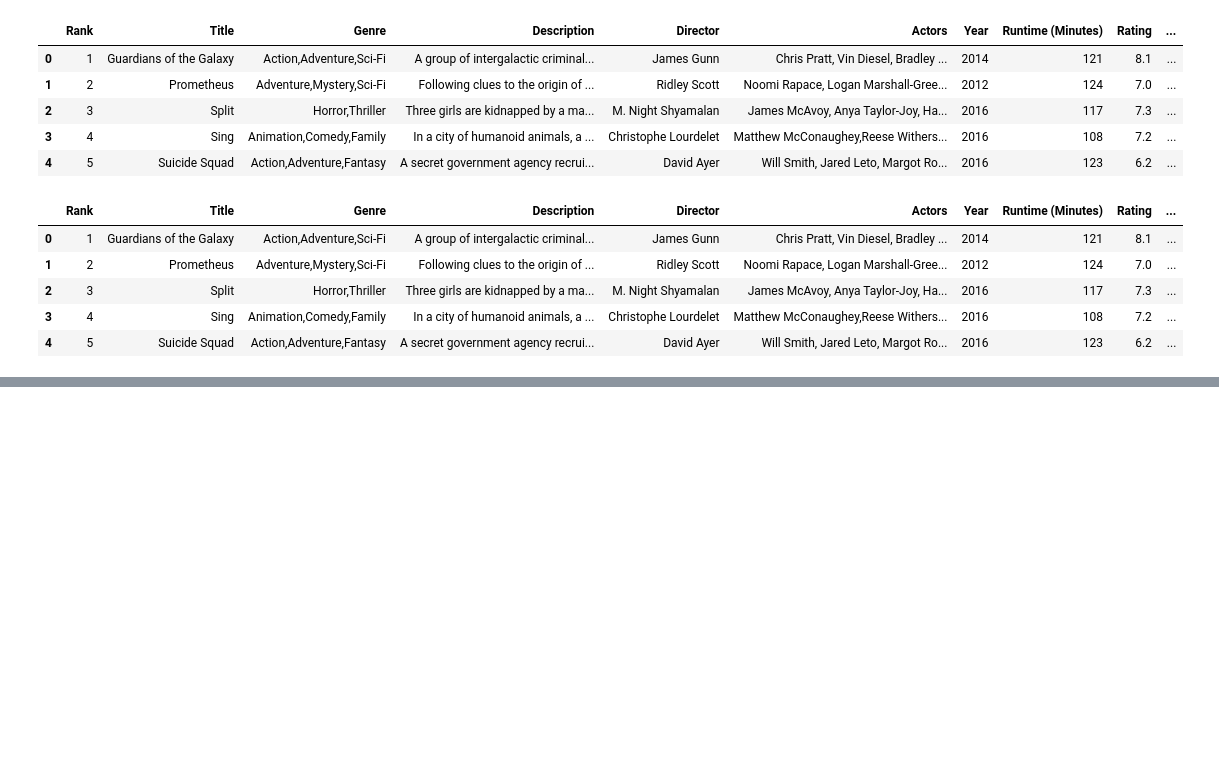
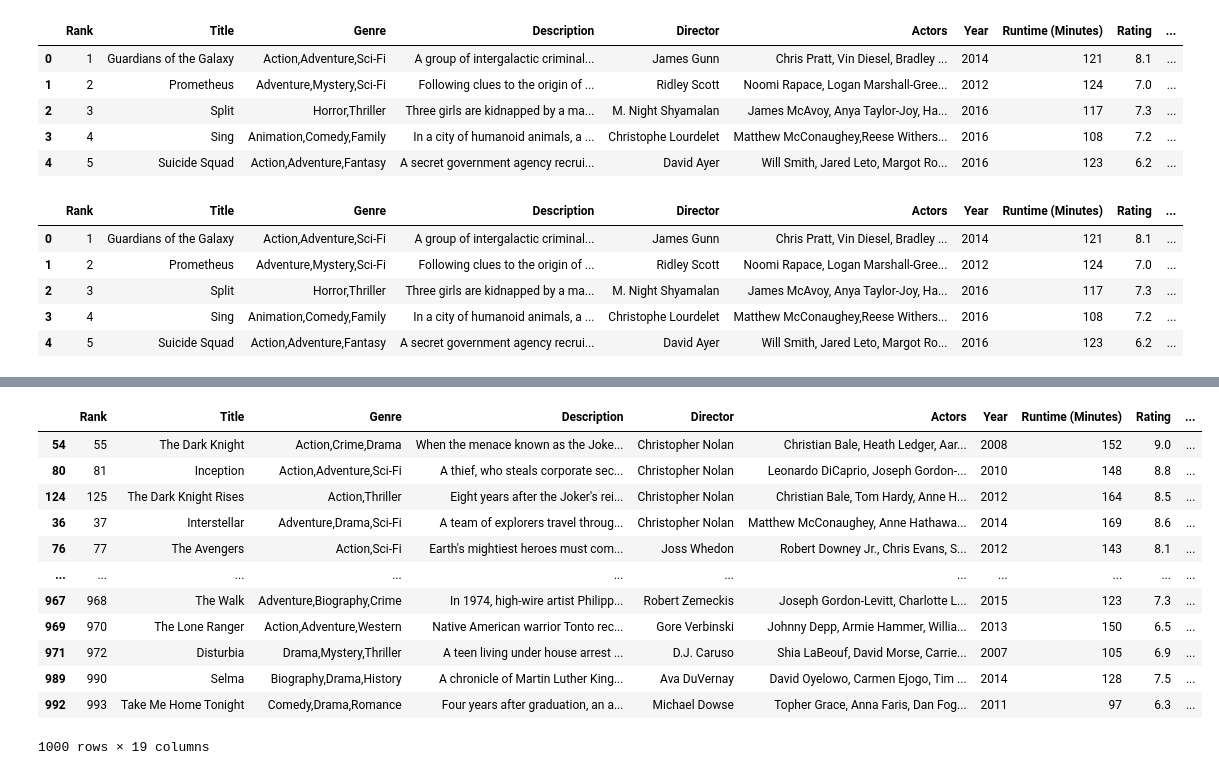
Before and after one commit to potacho/pandas_apply_lambda, a Jupyter notebook: notebooks/your_code_here.ipynb, the cells around one changed output, grey strips where cells are left out. Cells and saved outputs as stored; diff of their text form; code cells hidden in the pictures; blank space fills up the shorter version.

```diff
--- a/notebooks/your_code_here.ipynb
+++ b/notebooks/your_code_here.ipynb
@@ -100,3 +115,10 @@ def suma_title(tittle, votes):
 # %%
-title = ord('h')
-print(title)
+#challange 4
+def prime(n):
+    n = int(n)
+    for i in range(2,n):
+         if (n%i) == 0:
+                return False
+
+    return True
+#prime(7)
@@ -105,5 +125,5 @@ print(title)
 # %%
 #challange 4
-df_movies['prime numbers'] = df_movies.apply(lambda row: row['Title'] / row['Votes'], axis=1 )
+df_movies['Prime_number'] = df_movies.apply(lambda row: prime(row['Divided_Votes_Title']), axis=1 )
 df_movies.head()
 # %% [output]
@@ -110,0 +136,12 @@ AttributeError: 'Series' object has no attribute 'ord'
+# %%
+#numero de votos mas Metascore en comparacion de lo ganado y lo ganado por minuto
+def compare(x, y, z, i):
+    if x >= y:
+        return z + i
+    elif x <= y:
+        return z - i
+    else:
+        return z
+# %%
+df_movies['votes_metascore'] = df_movies.apply(lambda row: compare(row['revenue_per_minute'], row['Revenue (Millions)'], row['Votes'], row['Metascore']), axis=1 )
+df_movies.head()
@@ -111 +155,17 @@ AttributeError: 'Series' object has no attribute 'ord'
+# %%
+df_movies.sort_values(by= ['votes_metascore'], ascending= False)
+# %% [output]
+|  | Rank | Title | Genre | Description | Director | Actors | Year | Runtime (Minutes) | Rating | ... |
+| 54 | 55 | The Dark Knight | Action,Crime,Drama | When the menace known as the Joke... | Christopher Nolan | Christian Bale, Heath Ledger, Aar... | 2008 | 152 | 9.0 | ... |
+| 80 | 81 | Inception | Action,Adventure,Sci-Fi | A thief, who steals corporate sec... | Christopher Nolan | Leonardo DiCaprio, Joseph Gordon-... | 2010 | 148 | 8.8 | ... |
+| 124 | 125 | The Dark Knight Rises | Action,Thriller | Eight years after the Joker's rei... | Christopher Nolan | Christian Bale, Tom Hardy, Anne H... | 2012 | 164 | 8.5 | ... |
+| 36 | 37 | Interstellar | Adventure,Drama,Sci-Fi | A team of explorers travel throug... | Christopher Nolan | Matthew McConaughey, Anne Hathawa... | 2014 | 169 | 8.6 | ... |
+| 76 | 77 | The Avengers | Action,Sci-Fi | Earth's mightiest heroes must com... | Joss Whedon | Robert Downey Jr., Chris Evans, S... | 2012 | 143 | 8.1 | ... |
+| ... | ... | ... | ... | ... | ... | ... | ... | ... | ... | ... |
+| 967 | 968 | The Walk | Adventure,Biography,Crime | In 1974, high-wire artist Philipp... | Robert Zemeckis | Joseph Gordon-Levitt, Charlotte L... | 2015 | 123 | 7.3 | ... |
+| 969 | 970 | The Lone Ranger | Action,Adventure,Western | Native American warrior Tonto rec... | Gore Verbinski | Johnny Depp, Armie Hammer, Willia... | 2013 | 150 | 6.5 | ... |
+| 971 | 972 | Disturbia | Drama,Mystery,Thriller | A teen living under house arrest ... | D.J. Caruso | Shia LaBeouf, David Morse, Carrie... | 2007 | 105 | 6.9 | ... |
+| 989 | 990 | Selma | Biography,Drama,History | A chronicle of Martin Luther King... | Ava DuVernay | David Oyelowo, Carmen Ejogo, Tim ... | 2014 | 128 | 7.5 | ... |
+| 992 | 993 | Take Me Home Tonight | Comedy,Drama,Romance | Four years after graduation, an a... | Michael Dowse | Topher Grace, Anna Faris, Dan Fog... | 2011 | 97 | 6.3 | ... |
+1000 rows × 19 columns
 # %%
```
Also changed, not shown: parts of 6 cells of this notebook.
